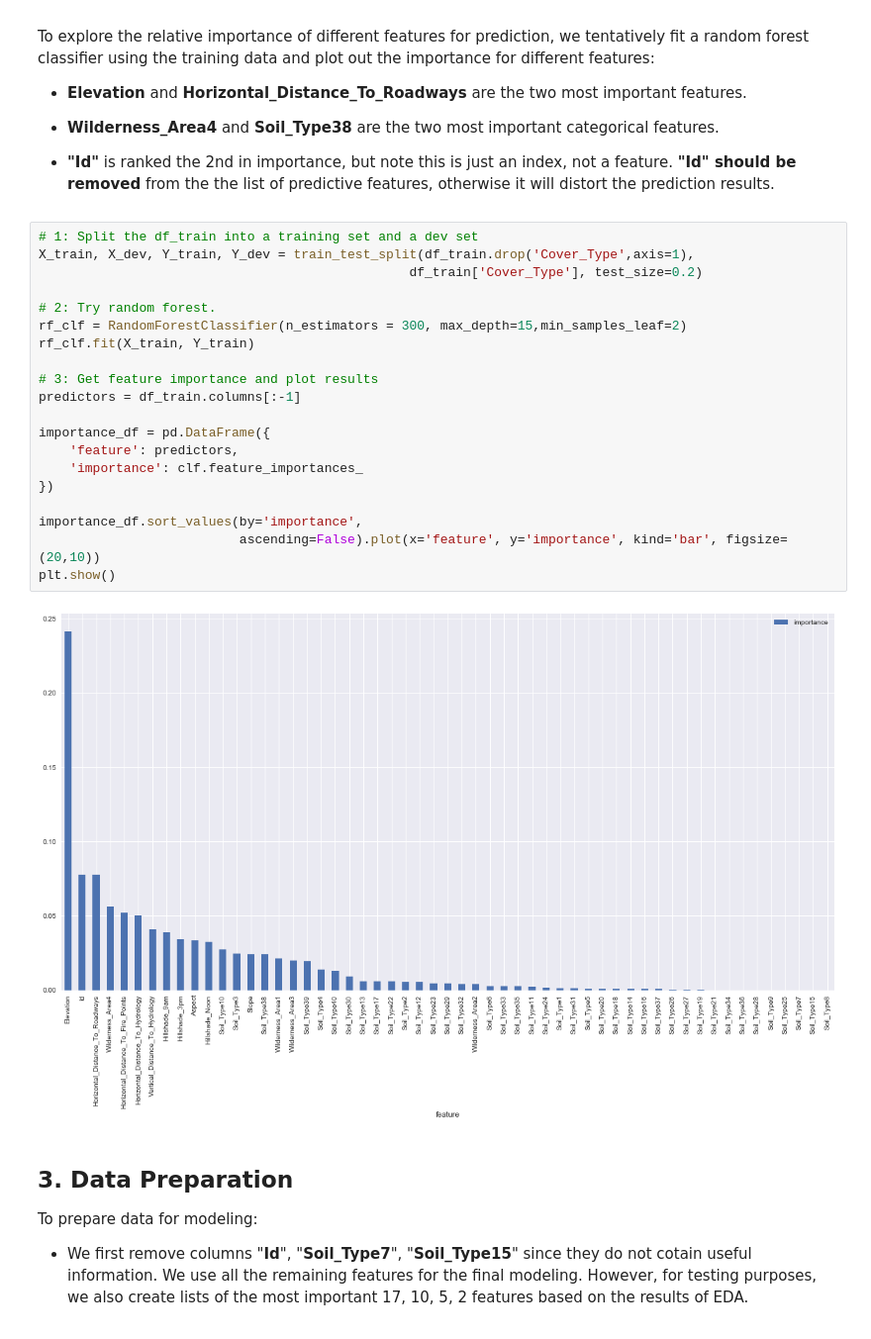
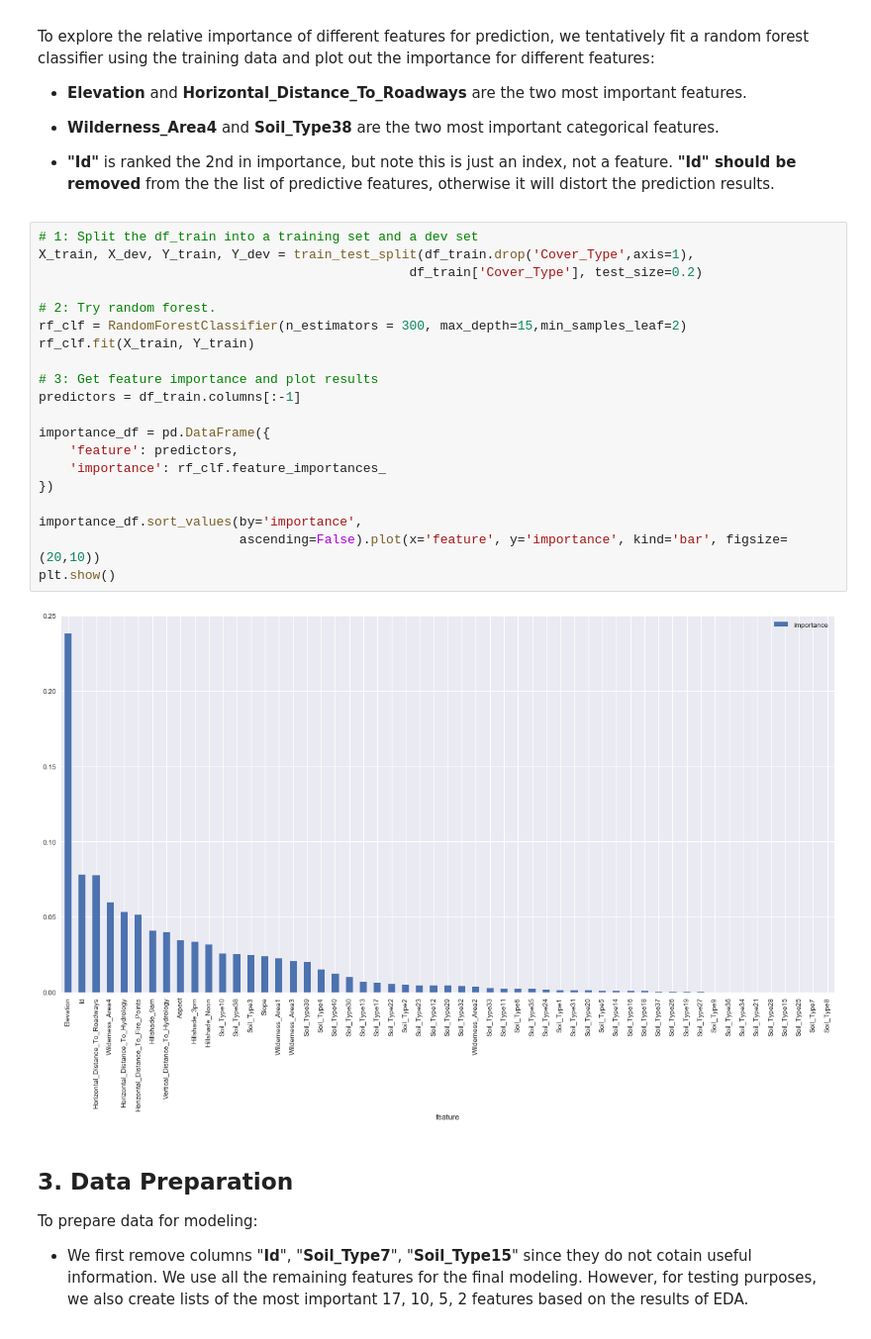
Before and after one commit to zachday1/207_forest_cover, a Jupyter notebook: Final_WIP_CRISP.ipynb, the cells around one changed output. Shown at 99% size. Saved outputs shown, nothing was run; the diff lists cells and outputs as text.

Commit message:
fixed a bug in EDA feature importance

```diff
--- a/Final_WIP_CRISP.ipynb
+++ b/Final_WIP_CRISP.ipynb
@@ -289,25 +289,25 @@ To explore the relative importance of different features for prediction, we tent
 # %%
 # 1: Split the df_train into a training set and a dev set
 X_train, X_dev, Y_train, Y_dev = train_test_split(df_train.drop('Cover_Type',axis=1),
                                                 df_train['Cover_Type'], test_size=0.2)
 
 # 2: Try random forest.
 rf_clf = RandomForestClassifier(n_estimators = 300, max_depth=15,min_samples_leaf=2)
 rf_clf.fit(X_train, Y_train)
 
 # 3: Get feature importance and plot results
 predictors = df_train.columns[:-1]
 
 importance_df = pd.DataFrame({
     'feature': predictors,
-    'importance': clf.feature_importances_
+    'importance': rf_clf.feature_importances_
 })
 
 importance_df.sort_values(by='importance',
                           ascending=False).plot(x='feature', y='importance', kind='bar', figsize=(20,10))
 plt.show()
 # %% [output]
-[figure, old version]
+[figure, new version]
 # %% [markdown]
 ## 3. Data Preparation
 
```
Also changed, not shown: parts of 7 cells of this notebook.
